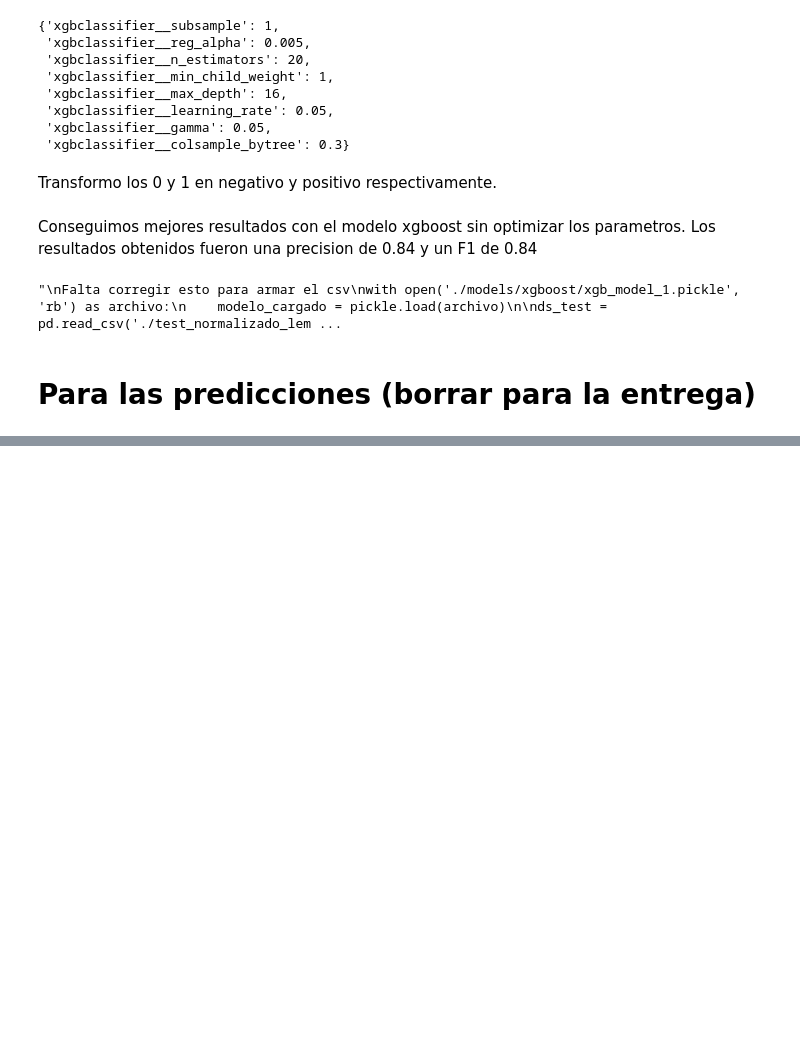
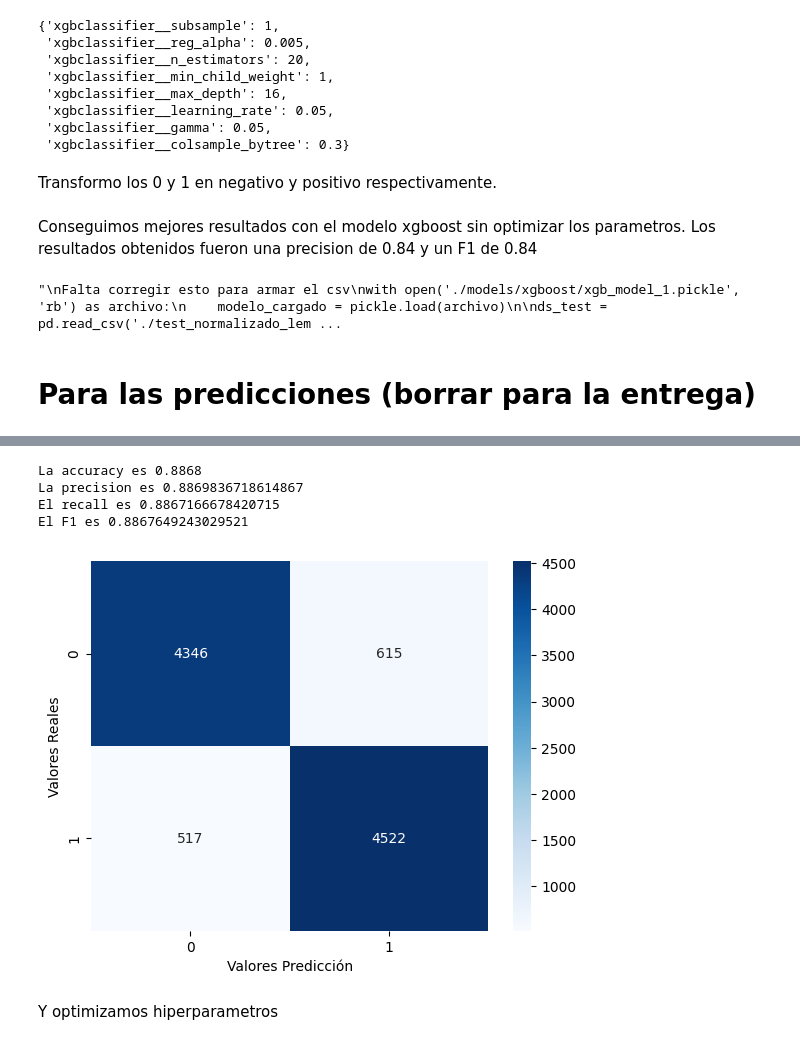
Before and after one commit to mrinkspot/Data-Science-and-Machine-Learning-Projects, a Jupyter notebook: TP2/7506R_TP2_GRUPO20_ENTREGA_N1.ipynb, the cells around one changed output, grey strips where cells are left out. Cells and saved outputs as stored; diff of their text form; code cells hidden in the pictures; blank space fills up the shorter version.

```diff
--- a/TP2/7506R_TP2_GRUPO20_ENTREGA_N1.ipynb
+++ b/TP2/7506R_TP2_GRUPO20_ENTREGA_N1.ipynb
@@ -538,0 +801,29 @@ modelo_rf.fit(X_train, y_train_encoded)
+# %%
+from sklearn.ensemble import StackingClassifier
+from sklearn.linear_model import LogisticRegression
+from sklearn.ensemble import RandomForestClassifier
+from sklearn.naive_bayes import MultinomialNB
+from sklearn.metrics import f1_score
+from sklearn.pipeline import make_pipeline
+from sklearn.feature_extraction.text import TfidfVectorizer
+from sklearn.tree import DecisionTreeClassifier
+
+# Crear los modelos base
+modelo1 = DecisionTreeClassifier()
+modelo2 = LogisticRegression(max_iter=500)
+modelo3 = MultinomialNB()
+
+# Crear el ensamble híbrido de stacking
+ensamble = StackingClassifier(
+    estimators=[('modelo1', modelo1), ('modelo2', modelo2), ('modelo3', modelo3)],
+    final_estimator=LogisticRegression(max_iter=500)
+)
+
+# Crear el pipeline con el TfidfVectorizer y el ensamble
+pipeline = make_pipeline(
+    TfidfVectorizer(stop_words=stopwords, ngram_range=(1, 2)),
+    ensamble
+)
+
+# Ajustar el ensamble en el conjunto de entrenamiento
+pipeline.fit(X_train, y_train_encoded)
@@ -538,0 +846,12 @@ modelo_rf.fit(X_train, y_train_encoded)
+# %%
+y_pred_encoded = pipeline.predict(X_test)
+y_pred = encoder.inverse_transform(y_pred_encoded)
+mostrar_metricas(y_test, y_pred)
+# %% [output]
+La accuracy es 0.8868
+La precision es 0.8869836718614867
+El recall es 0.8867166678420715
+El F1 es 0.8867649243029521
+[figure, added]
+# %% [markdown]
+Y optimizamos hiperparametros
```
Also changed, not shown: parts of 39 cells of this notebook.
